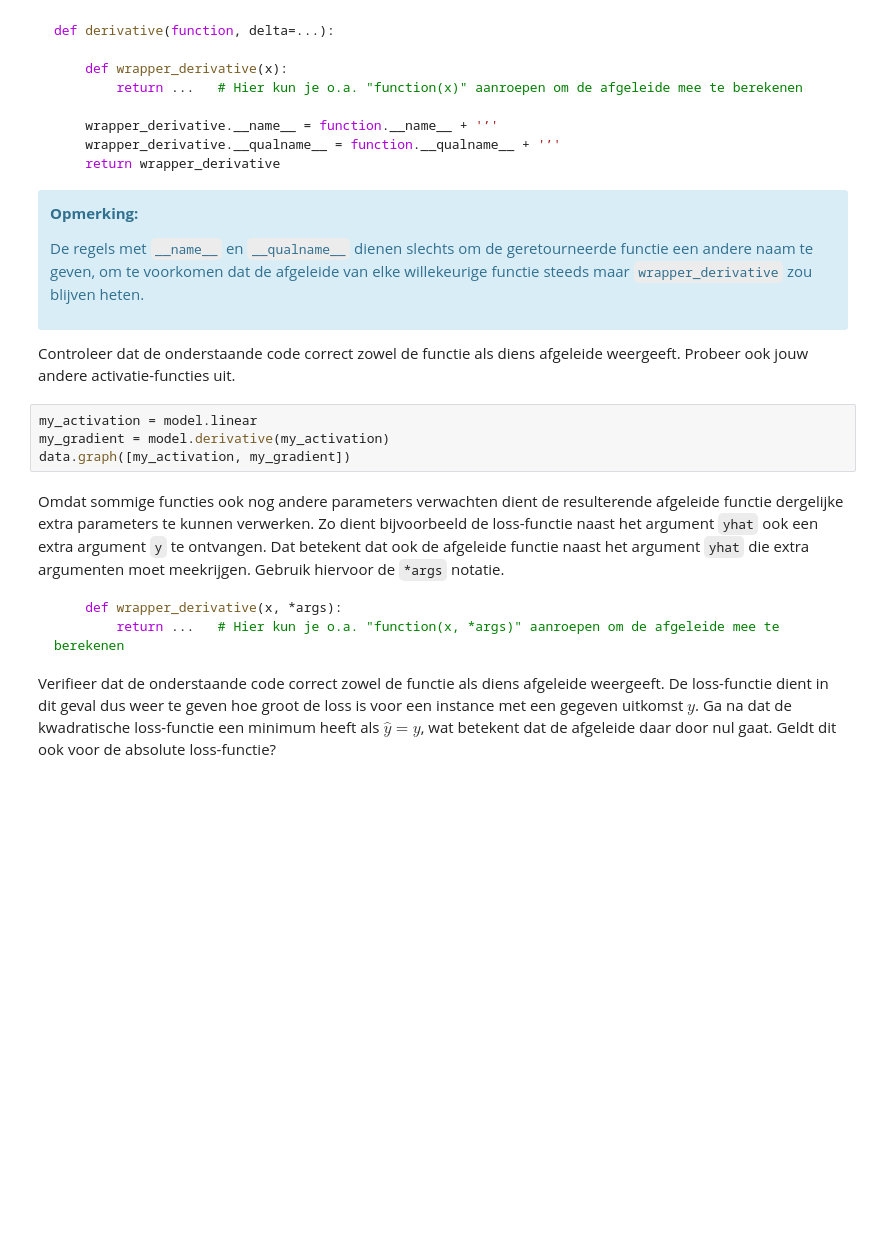
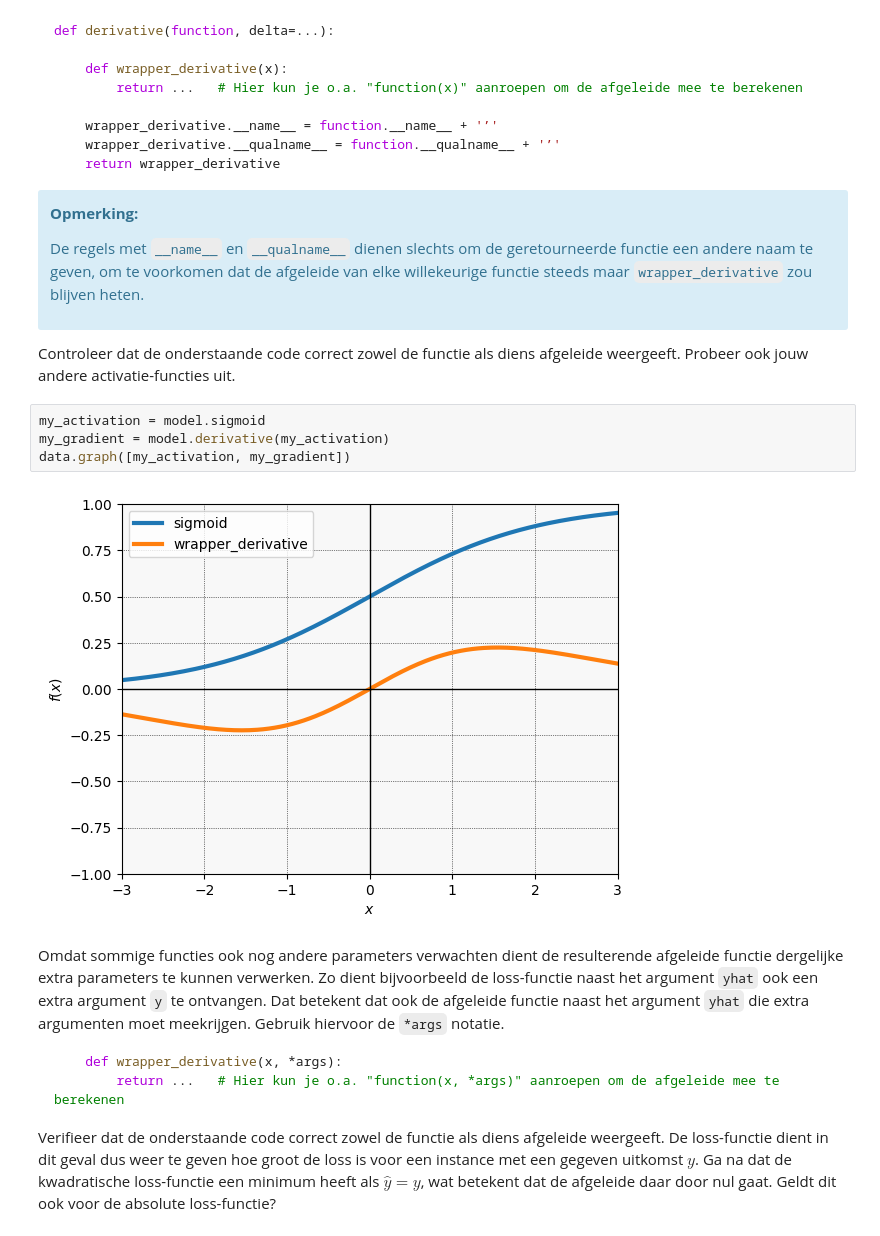
Before and after one commit to LukaStein/Minor_Advanced_Datamining, a Jupyter notebook: AdvancedDataMining/H2/Werkcollege_v2324-H2.ipynb, the cells around one changed output. Cells and saved outputs as stored; diff of their text form; blank space fills up the shorter version.

```diff
--- a/AdvancedDataMining/H2/Werkcollege_v2324-H2.ipynb
+++ b/AdvancedDataMining/H2/Werkcollege_v2324-H2.ipynb
@@ -93,9 +99,11 @@ De regels met `__name__` en `__qualname__` dienen slechts om de geretourneerde f
 
 Controleer dat de onderstaande code correct zowel de functie als diens afgeleide weergeeft. Probeer ook jouw andere activatie-functies uit.
 # %%
-my_activation = model.linear
+my_activation = model.sigmoid
 my_gradient = model.derivative(my_activation)
 data.graph([my_activation, my_gradient])
+# %% [output]
+[figure, added]
 # %% [markdown]
 Omdat sommige functies ook nog andere parameters verwachten dient de resulterende afgeleide functie dergelijke extra parameters te kunnen verwerken. Zo dient bijvoorbeeld de loss-functie naast het argument `yhat` ook een extra argument `y` te ontvangen. Dat betekent dat ook de afgeleide functie naast het argument `yhat` die extra argumenten moet meekrijgen. Gebruik hiervoor de `*args` notatie.
 
```
Also changed, not shown: parts of 11 cells of this notebook, 1 other file.
